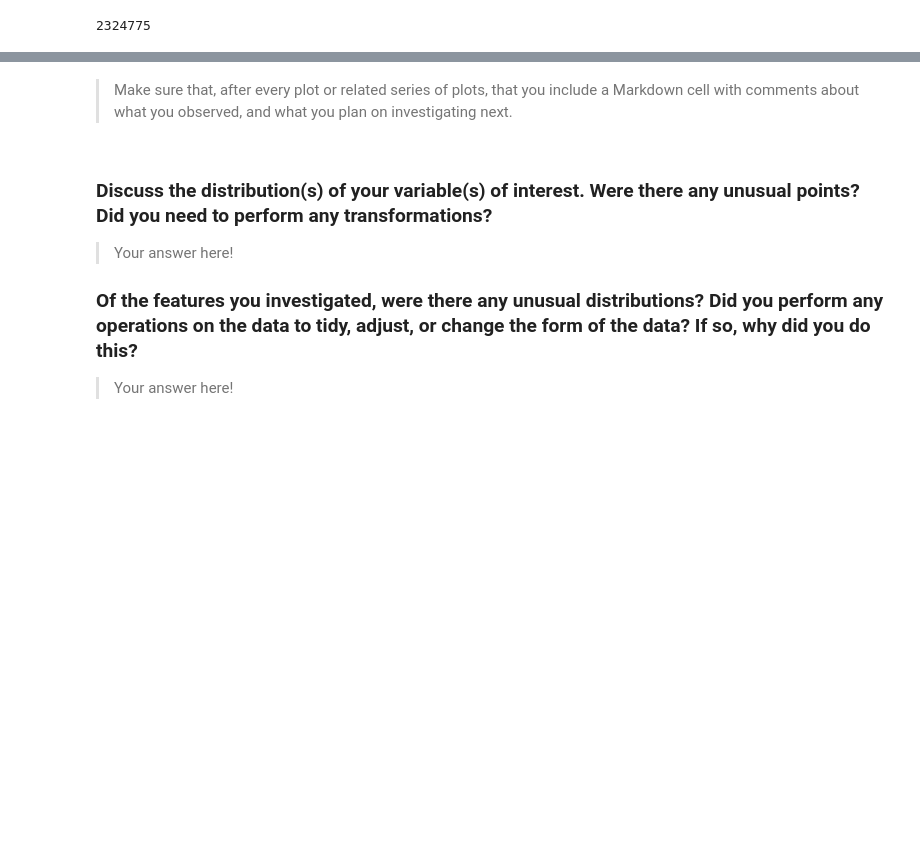
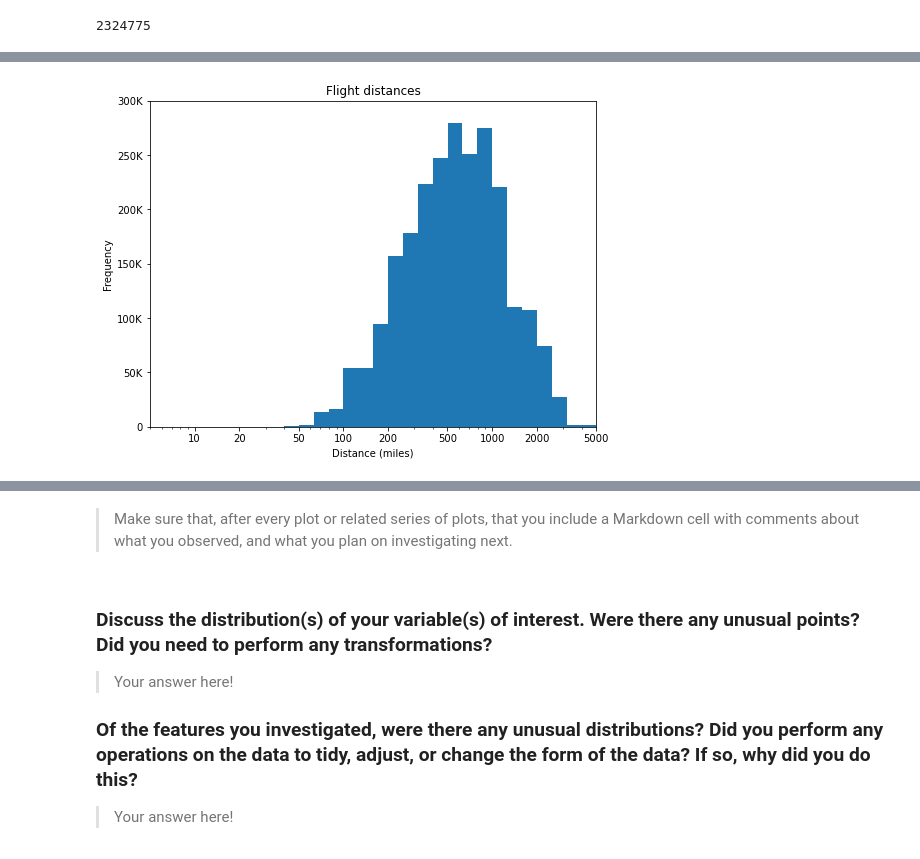
Before and after one commit to Vincentk-94/Communicate_data_findings, a Jupyter notebook: 2008 Flight Delays - Project.ipynb, the cells around one changed output, grey strips where cells are left out. Saved outputs shown, nothing was run; the diff lists cells and outputs as text; code cells hidden in the pictures; blank space fills up the shorter version.

```diff
--- a/2008 Flight Delays - Project.ipynb
+++ b/2008 Flight Delays - Project.ipynb
@@ -536,0 +471,28 @@ The airtime for most flights was around 100mins.
+# %%
+# Flight distances
+
+# Select bin size
+bins = 10 ** np.arange(-1,3.7+0.1,0.1)
+
+# Plot graph
+plt.figure(figsize=(8,6))
+plt.hist(data=flights,x='distance', bins=bins)
+
+# set x axis scale
+plt.xscale('log')
+
+# set x and y axis labels (custom)
+x_ticks = [10,20,50,100,200,500,1000,2000,5000]
+x_labels = ['{}'.format(v) for v in x_ticks]
+y_ticks = np.arange(0,3e5+5e4,5e4)
+y_labels = ['0','50K','100K','150K','200K','250K','300K']
+
+# Labels and title
+plt.xticks(x_ticks,x_labels)
+plt.yticks(y_ticks,y_labels)
+plt.title('Flight distances')
+plt.ylabel('Frequency')
+plt.xlabel('Distance (miles)')
+plt.xlim(5,5000);
+# %% [output]
+[figure, added]
```
Also changed, not shown: parts of 53 cells of this notebook.
